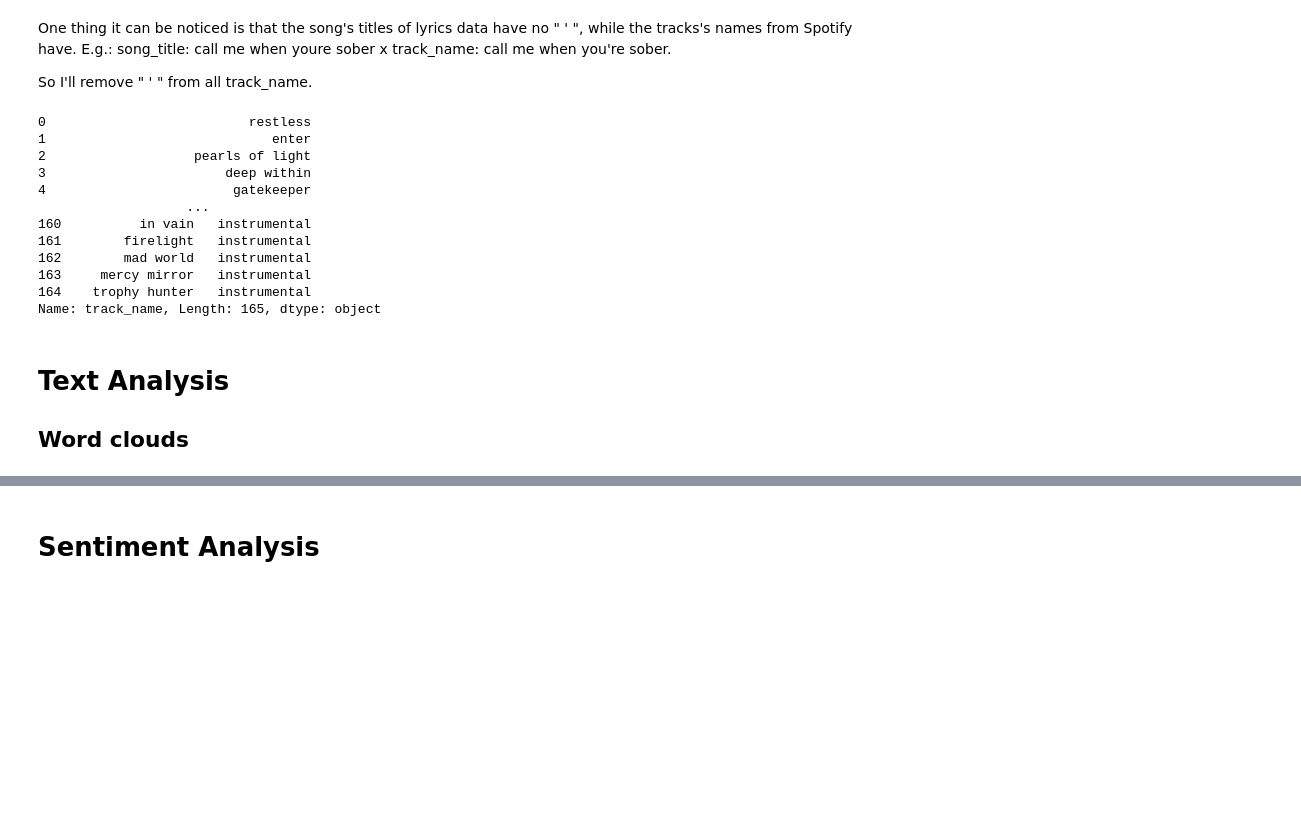
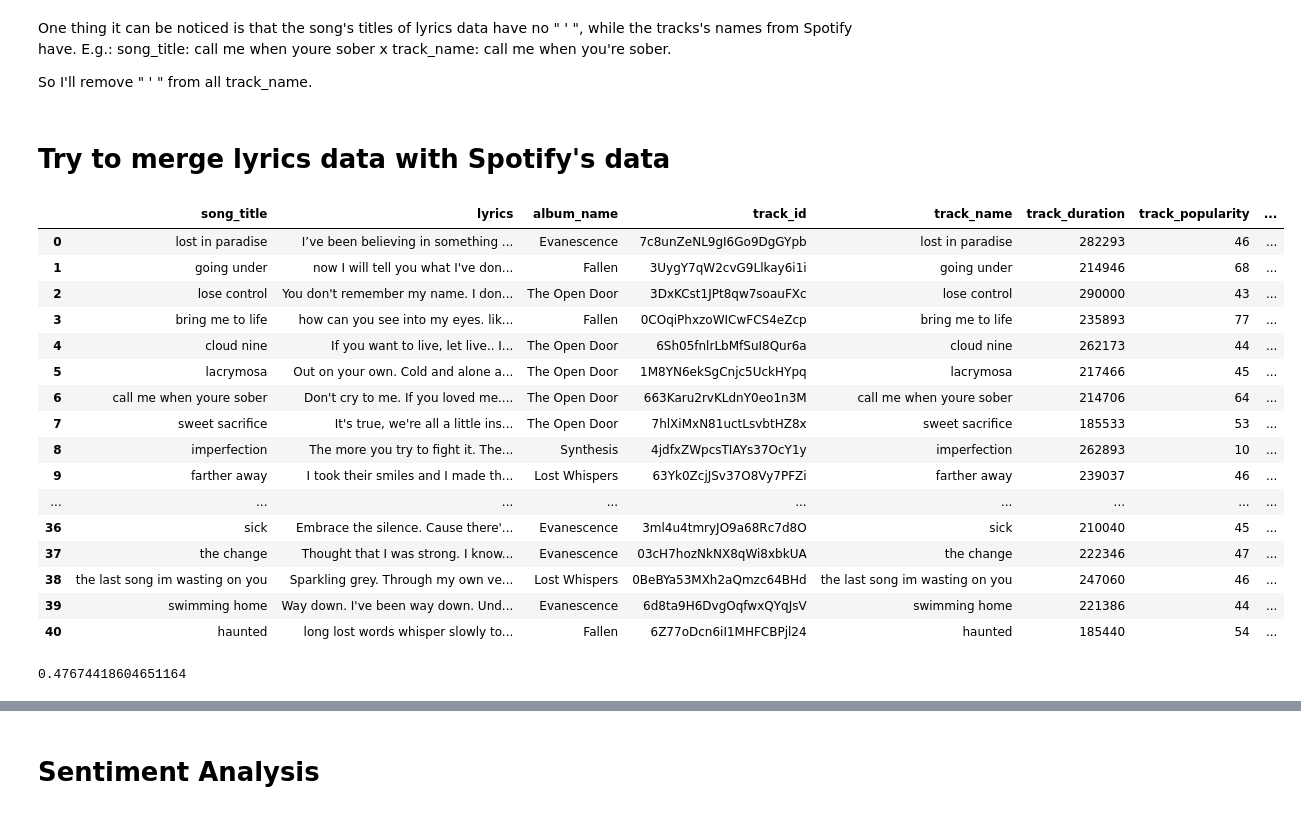
Before and after one commit to dpbac/evanescence_and_within_temptation_in_Python, a Jupyter notebook: notebook_03_some_NLP-Evanescence_Within_Temptation.ipynb, the cells around one changed output, grey strips where cells are left out. Drawn from its saved outputs; the diff is of its cells as text; code cells hidden in the pictures; blank space fills up the shorter version.

```diff
--- a/notebook_03_some_NLP-Evanescence_Within_Temptation.ipynb
+++ b/notebook_03_some_NLP-Evanescence_Within_Temptation.ipynb
@@ -97,22 +97,33 @@ One thing it can be noticed is that the song's titles of lyrics data have no " '
 
 So I'll remove " ' " from all track_name.
 # %%
-df_tracks_evanescence["track_name"] = df_tracks_evanescence["track_name"].replace("'","")
-df_tracks_within_temptation["track_name"].replace("'","")
+df_tracks_evanescence["track_name"] = df_tracks_evanescence["track_name"].apply(lambda x: x.replace("'",""))
+df_tracks_within_temptation["track_name"]=df_tracks_within_temptation["track_name"].apply(lambda x: x.replace("'",""))
-# %% [output]
-0                          restless
-1                             enter
-2                   pearls of light
-3                       deep within
-4                        gatekeeper
-                   ...
-160          in vain   instrumental
-161        firelight   instrumental
-162        mad world   instrumental
-163     mercy mirror   instrumental
-164    trophy hunter   instrumental
-Name: track_name, Length: 165, dtype: object
-# %% [markdown]
-# Text Analysis
-
-## Word clouds
+# %% [markdown]
+# Try to merge lyrics data with Spotify's data
+# %%
+df_evanescence_merged = df_lyrics_evanescence.merge(df_tracks_evanescence, left_on='song_title', right_on='track_name')
+# %%
+df_evanescence_merged
+# %% [output]
+|  | song_title | lyrics | album_name | track_id | track_name | track_duration | track_popularity | ... |
+| 0 | lost in paradise | I’ve been believing in something ... | Evanescence | 7c8unZeNL9gI6Go9DgGYpb | lost in paradise | 282293 | 46 | ... |
+| 1 | going under | now I will tell you what I've don... | Fallen | 3UygY7qW2cvG9Llkay6i1i | going under | 214946 | 68 | ... |
+| 2 | lose control | You don't remember my name. I don... | The Open Door | 3DxKCst1JPt8qw7soauFXc | lose control | 290000 | 43 | ... |
+| 3 | bring me to life | how can you see into my eyes. lik... | Fallen | 0COqiPhxzoWICwFCS4eZcp | bring me to life | 235893 | 77 | ... |
+| 4 | cloud nine | If you want to live, let live.. I... | The Open Door | 6Sh05fnlrLbMfSuI8Qur6a | cloud nine | 262173 | 44 | ... |
+| 5 | lacrymosa | Out on your own. Cold and alone a... | The Open Door | 1M8YN6ekSgCnjc5UckHYpq | lacrymosa | 217466 | 45 | ... |
+| 6 | call me when youre sober | Don't cry to me. If you loved me.... | The Open Door | 663Karu2rvKLdnY0eo1n3M | call me when youre sober | 214706 | 64 | ... |
+| 7 | sweet sacrifice | It's true, we're all a little ins... | The Open Door | 7hlXiMxN81uctLsvbtHZ8x | sweet sacrifice | 185533 | 53 | ... |
+| 8 | imperfection | The more you try to fight it. The... | Synthesis | 4jdfxZWpcsTIAYs37OcY1y | imperfection | 262893 | 10 | ... |
+| 9 | farther away | I took their smiles and I made th... | Lost Whispers | 63Yk0ZcjJSv37O8Vy7PFZi | farther away | 239037 | 46 | ... |
+| ... | ... | ... | ... | ... | ... | ... | ... | ... |
+| 36 | sick | Embrace the silence. Cause there'... | Evanescence | 3ml4u4tmryJO9a68Rc7d8O | sick | 210040 | 45 | ... |
+| 37 | the change | Thought that I was strong. I know... | Evanescence | 03cH7hozNkNX8qWi8xbkUA | the change | 222346 | 47 | ... |
+| 38 | the last song im wasting on you | Sparkling grey. Through my own ve... | Lost Whispers | 0BeBYa53MXh2aQmzc64BHd | the last song im wasting on you | 247060 | 46 | ... |
+| 39 | swimming home | Way down. I've been way down. Und... | Evanescence | 6d8ta9H6DvgOqfwxQYqJsV | swimming home | 221386 | 44 | ... |
+| 40 | haunted | long lost words whisper slowly to... | Fallen | 6Z77oDcn6iI1MHFCBPjl24 | haunted | 185440 | 54 | ... |
+# %%
+df_evanescence_merged.shape[0]/df_lyrics_evanescence.shape[0]
+# %% [output]
+0.47674418604651164
```
Also changed, not shown: parts of 10 cells of this notebook.
